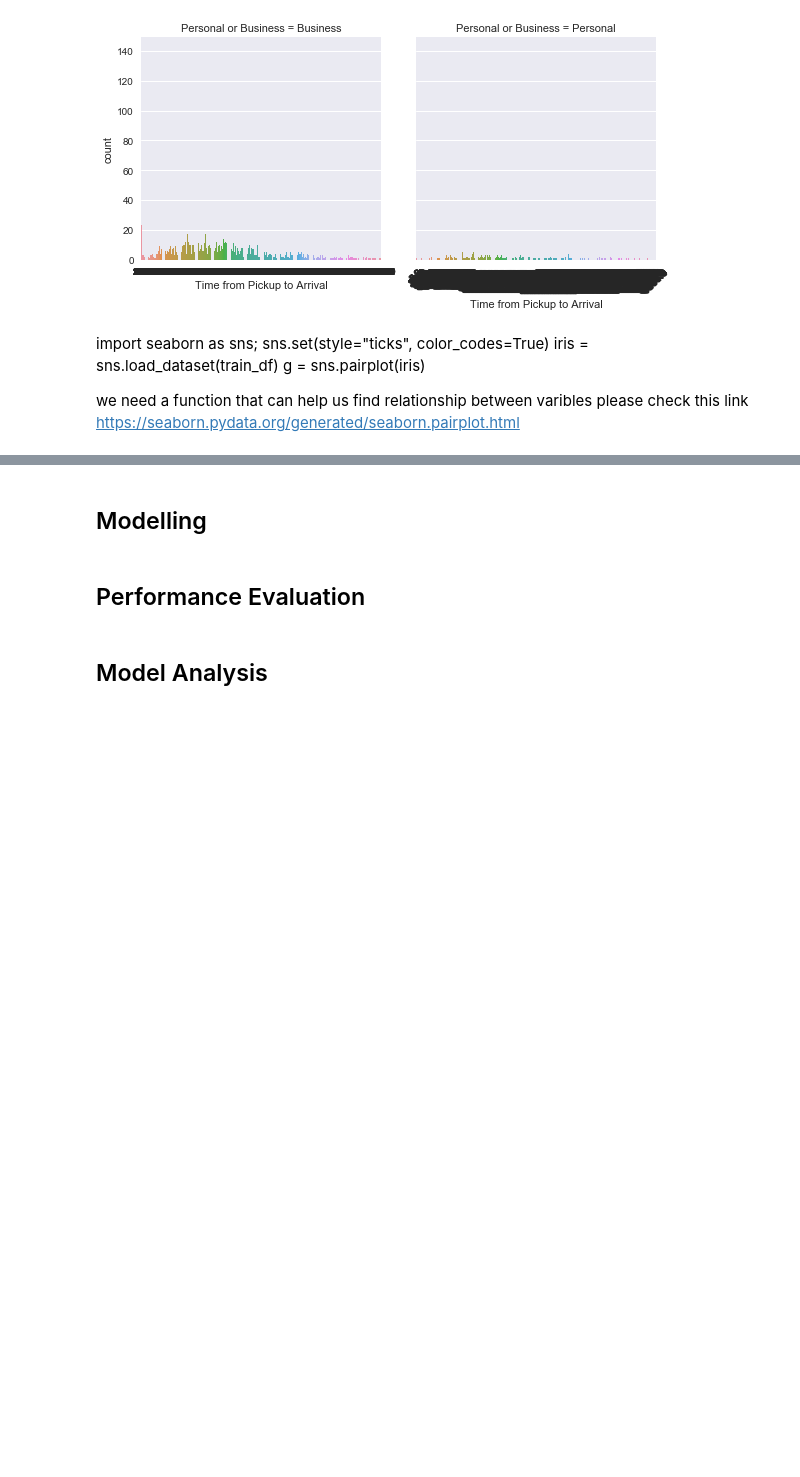
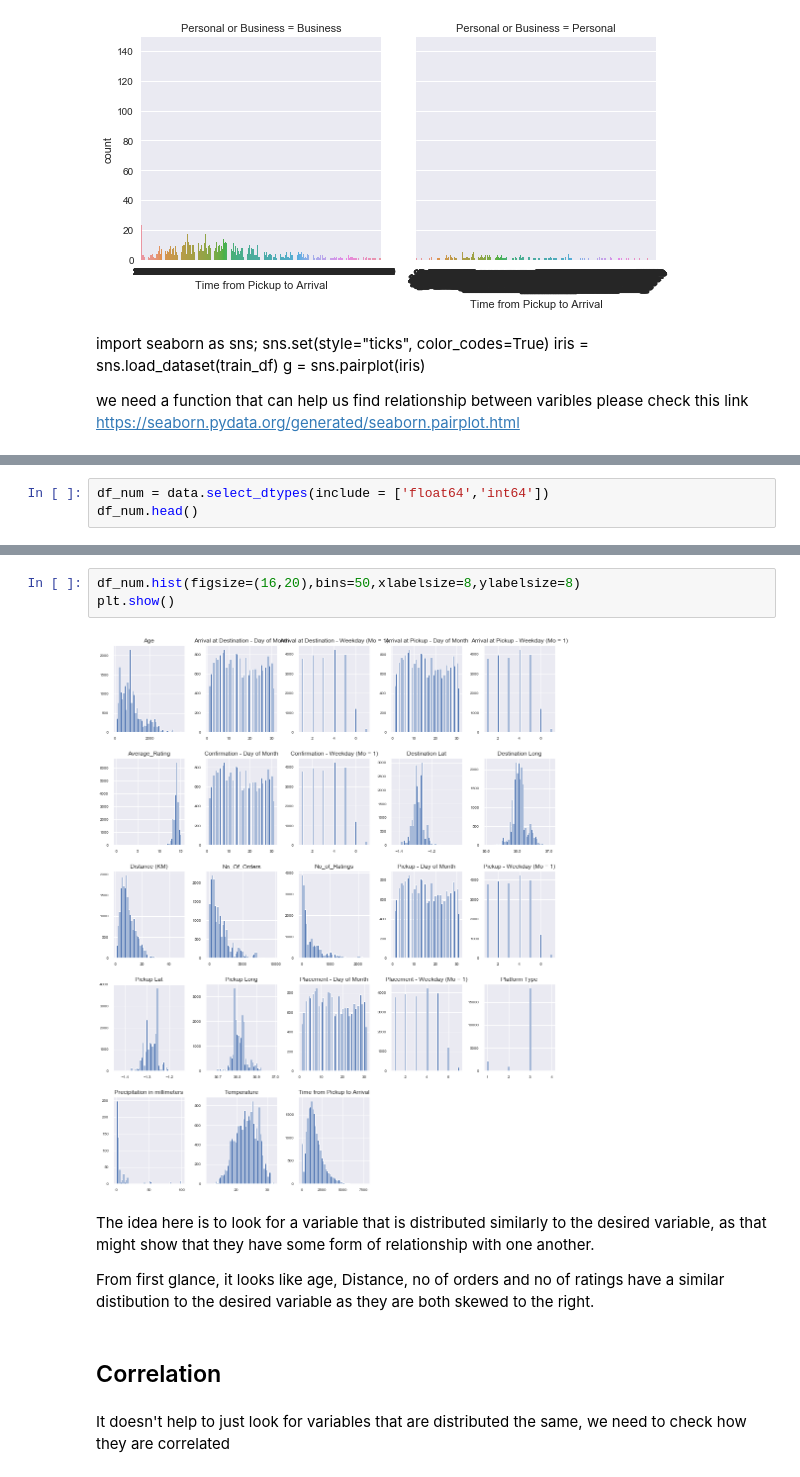
Before and after one commit to rufusseopa/Team_18_JHB_WhatTheHack_regression-predict-api-template, a Jupyter notebook: Regression - Predict Notebook.ipynb, the cells around one changed output, grey strips where cells are left out. Saved outputs shown, nothing was run; the diff lists cells and outputs as text; blank space fills up the shorter version.

Commit message:
did some EDA and ran a random forest model

```diff
--- a/Regression - Predict Notebook.ipynb
+++ b/Regression - Predict Notebook.ipynb
@@ -183,0 +230,3 @@ we need a function that can help us find relationship between varibles please ch
+# %%
+df_num = data.select_dtypes(include = ['float64','int64'])
+df_num.head()
@@ -184,6 +241,13 @@ we need a function that can help us find relationship between varibles please ch
+# %%
+df_num.hist(figsize=(16,20),bins=50,xlabelsize=8,ylabelsize=8)
+plt.show()
+# %% [output]
+[figure, added]
+# %% [markdown]
+The idea here is to look for a variable that is distributed similarly to the desired variable, as that might show that they have some form of relationship with one another.
+
+From first glance, it looks like age, Distance, no of orders and no of ratings have a similar distibution to the desired variable as they are both skewed to the right.
 # %% [markdown]
-## Modelling
+## Correlation
-# %% [markdown]
-## Performance Evaluation
-# %% [markdown]
-## Model Analysis
+# %% [markdown]
+It doesn't help to just look for variables that are distributed the same, we need to check how they are correlated
```
Also changed, not shown: parts of 40 cells of this notebook.
